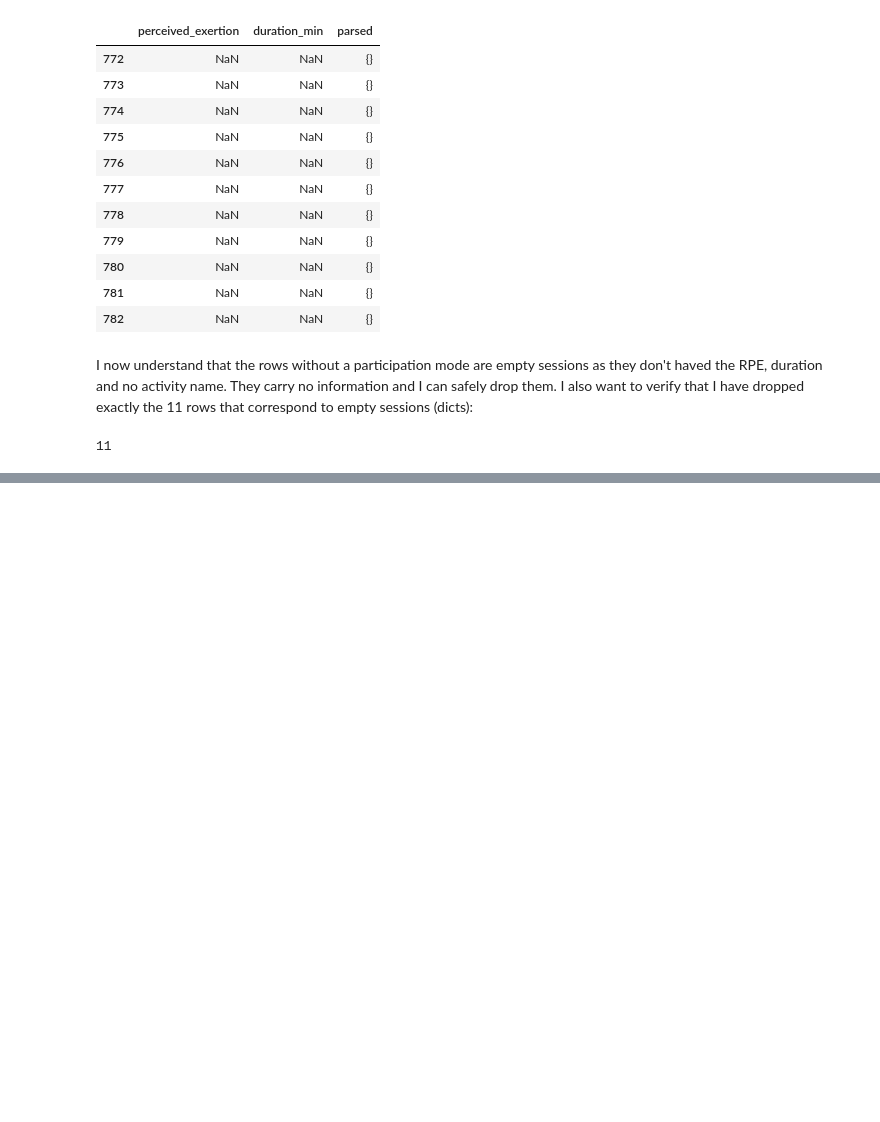
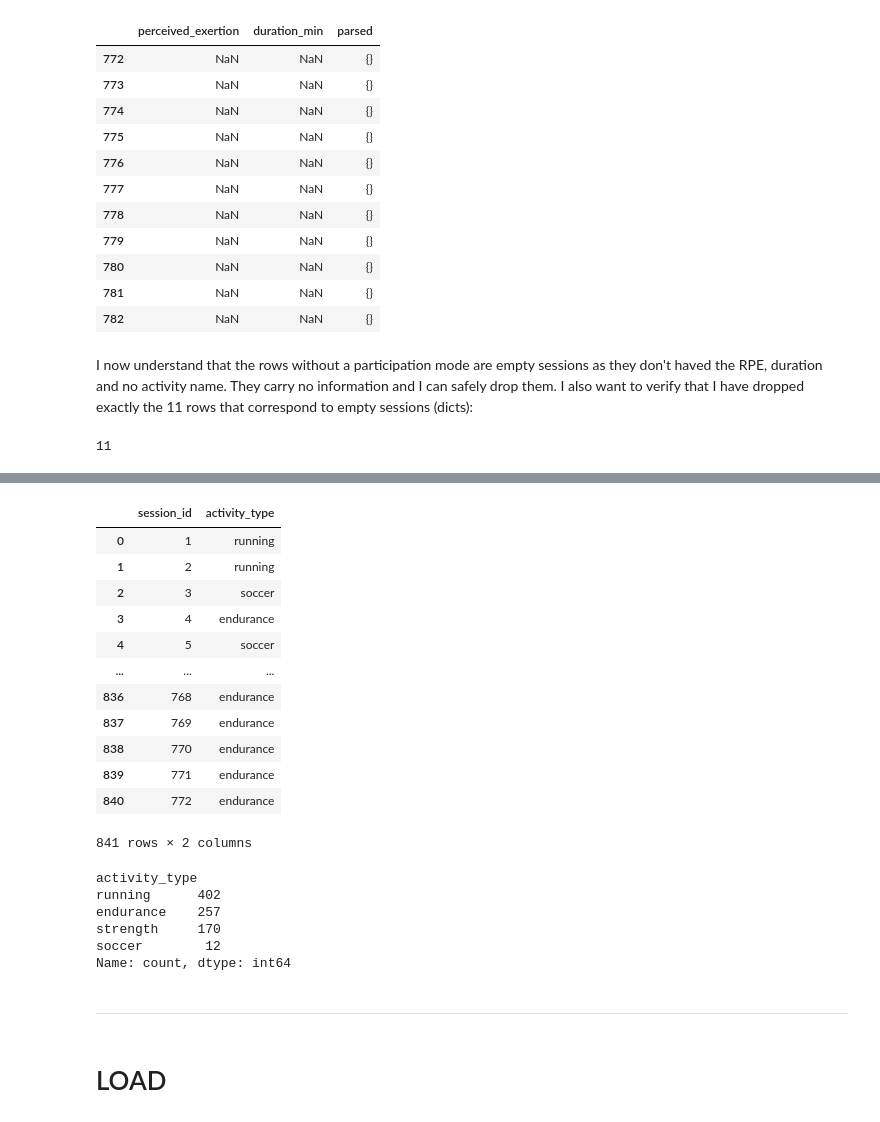
Before and after one commit to vish-mandalika/sql-pipeline-athletic-performance, a Jupyter notebook: etl.ipynb, the cells around one changed output, grey strips where cells are left out. Drawn from its saved outputs; the diff is of its cells as text; code cells hidden in the pictures; blank space fills up the shorter version.

```diff
--- a/etl.ipynb
+++ b/etl.ipynb
@@ -355,0 +395,42 @@ print(before - len(srpe))   # expect 11
+# %%
+assert len(srpe) == len(training_session) # Guard to ensure frames are aligned
+
+activity_records = []
+for i, row in enumerate(srpe.itertuples()):
+    session_id = i + 1
+    parsed = row.parsed
+    activities = [x for x in parsed if x not in {"individual", "team"}]
+    for activity in activities:
+        activity_records.append({
+            "session_id": session_id,
+            "activity_type": activity,
+        })
+session_activity = pd.DataFrame(activity_records)
+session_activity
+# %% [output]
+|  | session_id | activity_type |
+| 0 | 1 | running |
+| 1 | 2 | running |
+| 2 | 3 | soccer |
+| 3 | 4 | endurance |
+| 4 | 5 | soccer |
+| ... | ... | ... |
+| 836 | 768 | endurance |
+| 837 | 769 | endurance |
+| 838 | 770 | endurance |
+| 839 | 771 | endurance |
+| 840 | 772 | endurance |
+841 rows × 2 columns
+# %%
+session_activity["activity_type"].value_counts()
+# %% [output]
+activity_type
+running      402
+endurance    257
+strength     170
+soccer        12
+Name: count, dtype: int64
+# %% [markdown]
+---
+# %% [markdown]
+# LOAD
```
Also changed, not shown: parts of 1 cell of this notebook.
